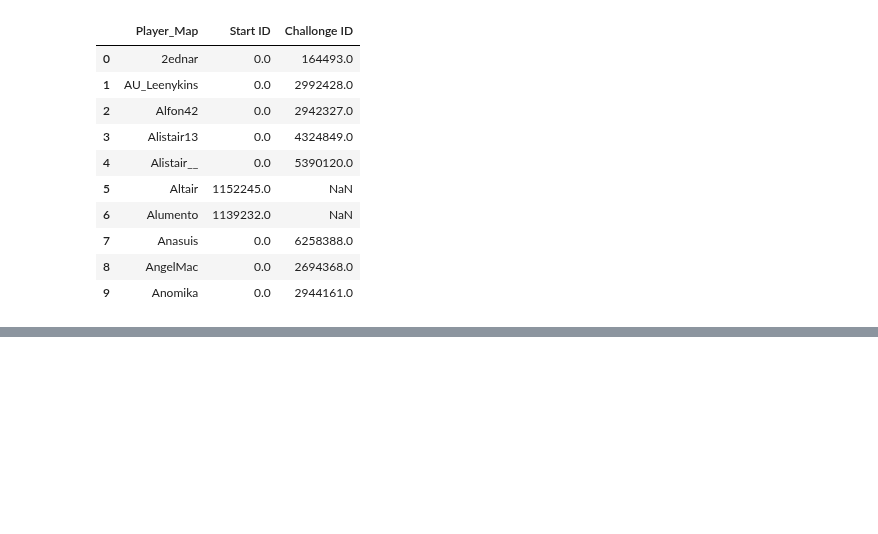
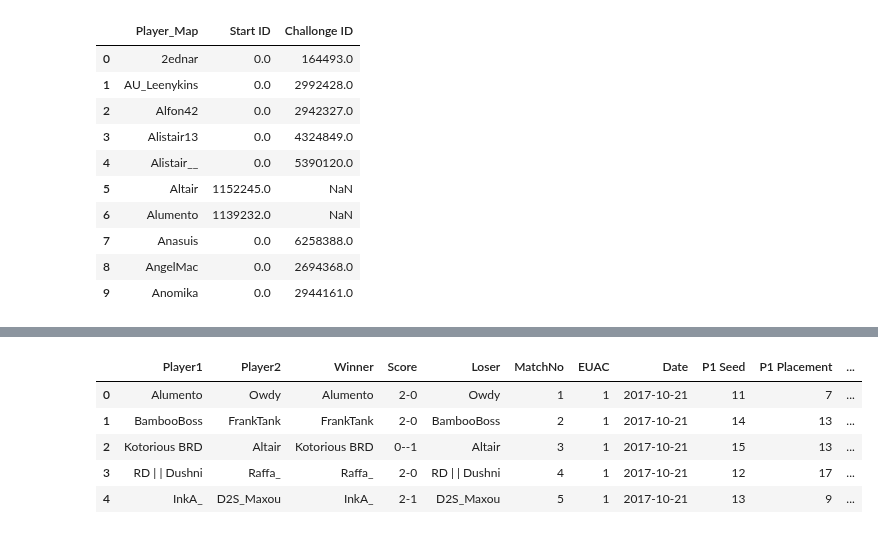
Before and after one commit to DarrenCCT/Tournament-Analysis, a Jupyter notebook: EUAC - Data Cleaning.ipynb, the cells around one changed output, grey strips where cells are left out. Saved outputs shown, nothing was run; the diff lists cells and outputs as text; code cells hidden in the pictures; blank space fills up the shorter version.

```diff
--- a/EUAC - Data Cleaning.ipynb
+++ b/EUAC - Data Cleaning.ipynb
@@ -375,2 +405,22 @@ merged_df.head(10)
 # %%
-#  To-Do: column types. Then export I think. Maybe rename column or rearrange if needed.
+df["Player1"] = df["Player1"].astype(str)
+df["Player2"] = df["Player2"].astype(str)
+df["Winner"] = df["Winner"].astype(str)
+df["Score"] = df["Score"].astype(str)
+df["Loser"] = df["Loser"].astype(str)
+df["MatchNo"] = df["MatchNo"].astype(int)
+df["EUAC"] = df["EUAC"].astype(str) # "PVW" exists in there. Otherwise, would be a number
+df["Date"] = pd.to_datetime(df["Date"])
+df["P1 Seed"] = df["P1 Seed"].astype(int)
+df["P2 Seed"] = df["P2 Seed"].astype(int)
+df["P1 Placement"] = df["P1 Placement"].astype(int)
+df["P2 Placement"] = df["P2 Placement"].astype(int)
+# %%
+df.head()
+# %% [output]
+|  | Player1 | Player2 | Winner | Score | Loser | MatchNo | EUAC | Date | P1 Seed | P1 Placement | ... |
+| 0 | Alumento | Owdy | Alumento | 2-0 | Owdy | 1 | 1 | 2017-10-21 | 11 | 7 | ... |
+| 1 | BambooBoss | FrankTank | FrankTank | 2-0 | BambooBoss | 2 | 1 | 2017-10-21 | 14 | 13 | ... |
+| 2 | Kotorious BRD | Altair | Kotorious BRD | 0--1 | Altair | 3 | 1 | 2017-10-21 | 15 | 13 | ... |
+| 3 | RD | | Dushni | Raffa_ | Raffa_ | 2-0 | RD | | Dushni | 4 | 1 | 2017-10-21 | 12 | 17 | ... |
+| 4 | InkA_ | D2S_Maxou | InkA_ | 2-1 | D2S_Maxou | 5 | 1 | 2017-10-21 | 13 | 9 | ... |
```
Also changed, not shown: parts of 12 cells of this notebook.
